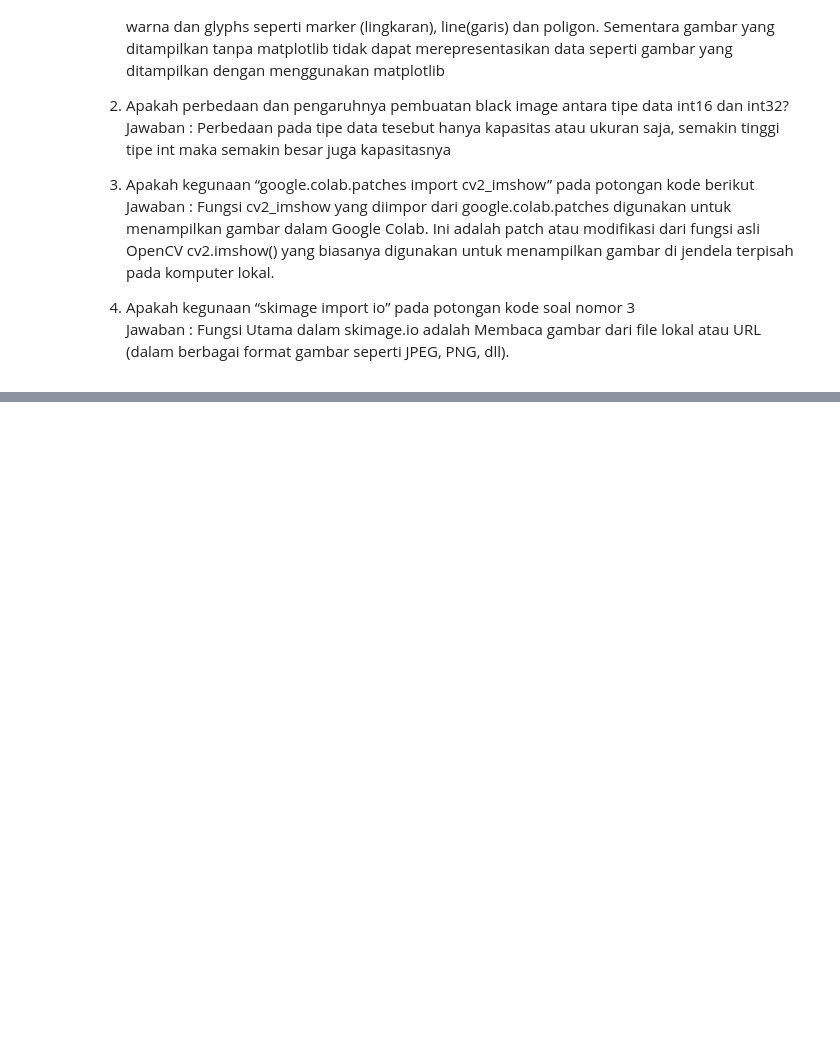
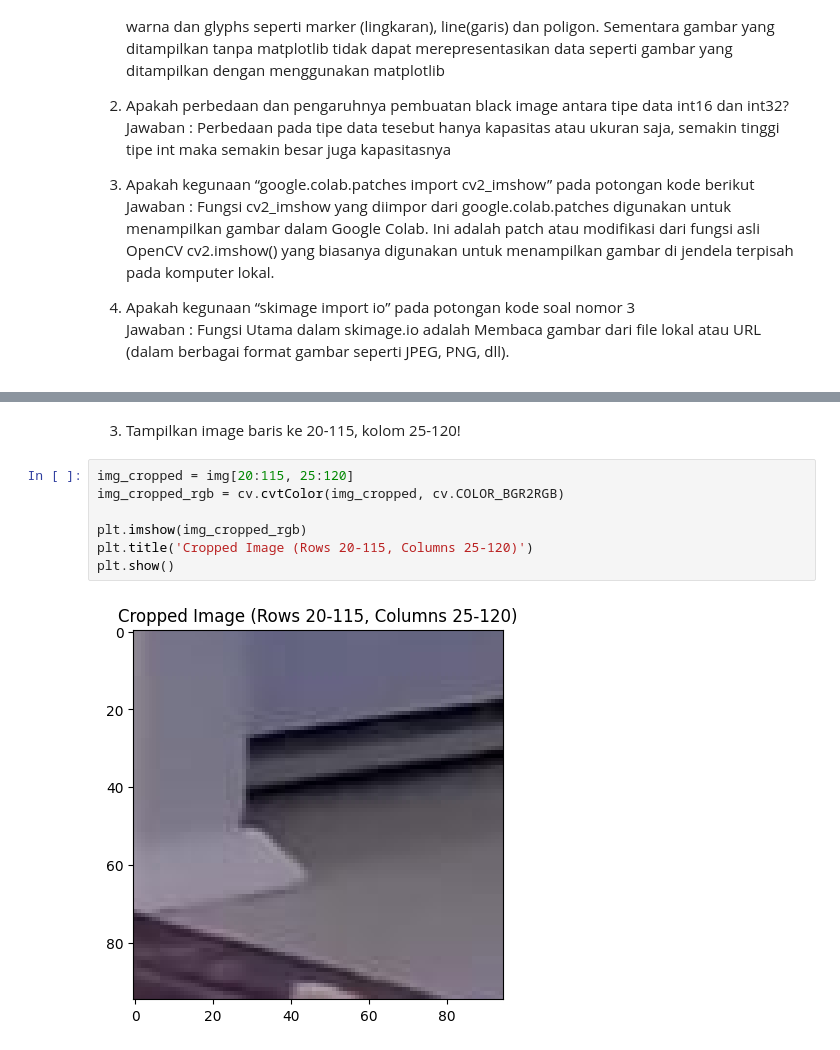
Before and after one commit to ridlofebrio/PCVK_GANJIL_2024, a Jupyter notebook: PCVK_Modul2.ipynb, the cells around one changed output, grey strips where cells are left out. Drawn from its saved outputs; the diff is of its cells as text; blank space fills up the shorter version.

```diff
--- a/PCVK_Modul2.ipynb
+++ b/PCVK_Modul2.ipynb
@@ -142,0 +192,11 @@ Jawaban : Fungsi cv2_imshow yang diimpor dari google.colab.patches digunakan unt
+# %% [markdown]
+3. Tampilkan image baris ke 20-115, kolom 25-120!
+# %%
+img_cropped = img[20:115, 25:120]
+img_cropped_rgb = cv.cvtColor(img_cropped, cv.COLOR_BGR2RGB)
+
+plt.imshow(img_cropped_rgb)
+plt.title('Cropped Image (Rows 20-115, Columns 25-120)')
+plt.show()
+# %% [output]
+[figure, added]
```
Also changed, not shown: parts of 16 cells of this notebook.
